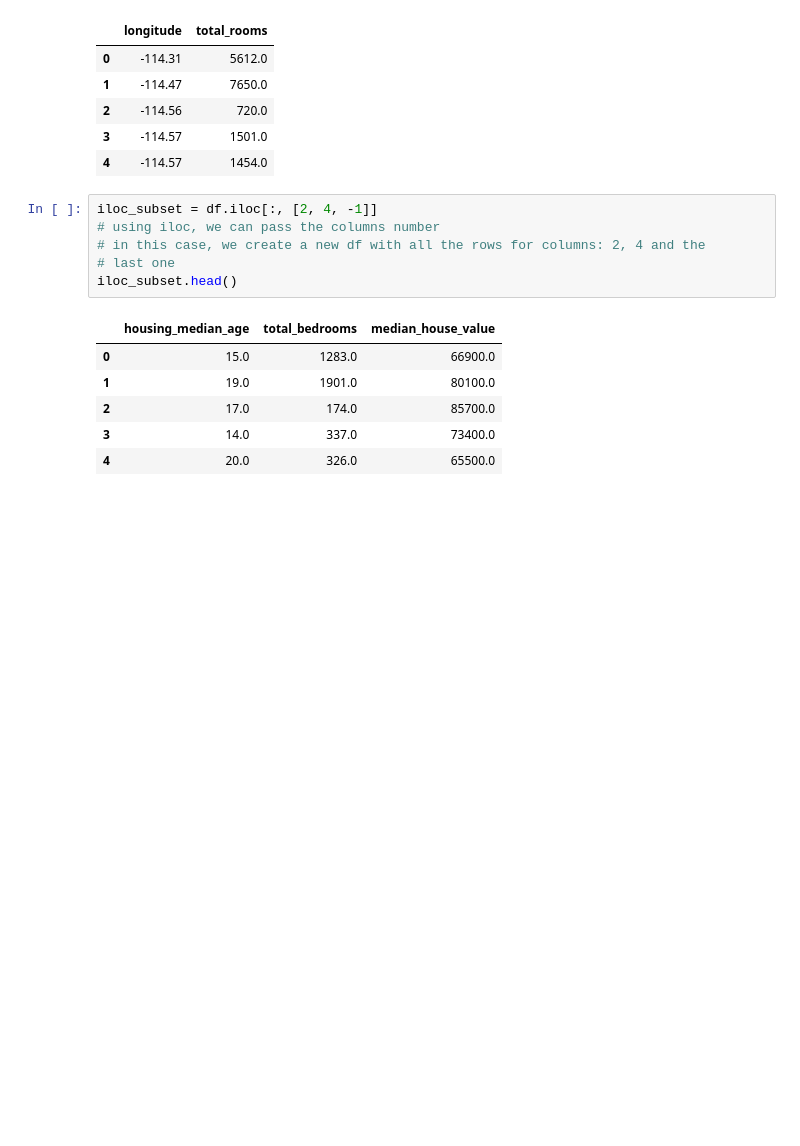
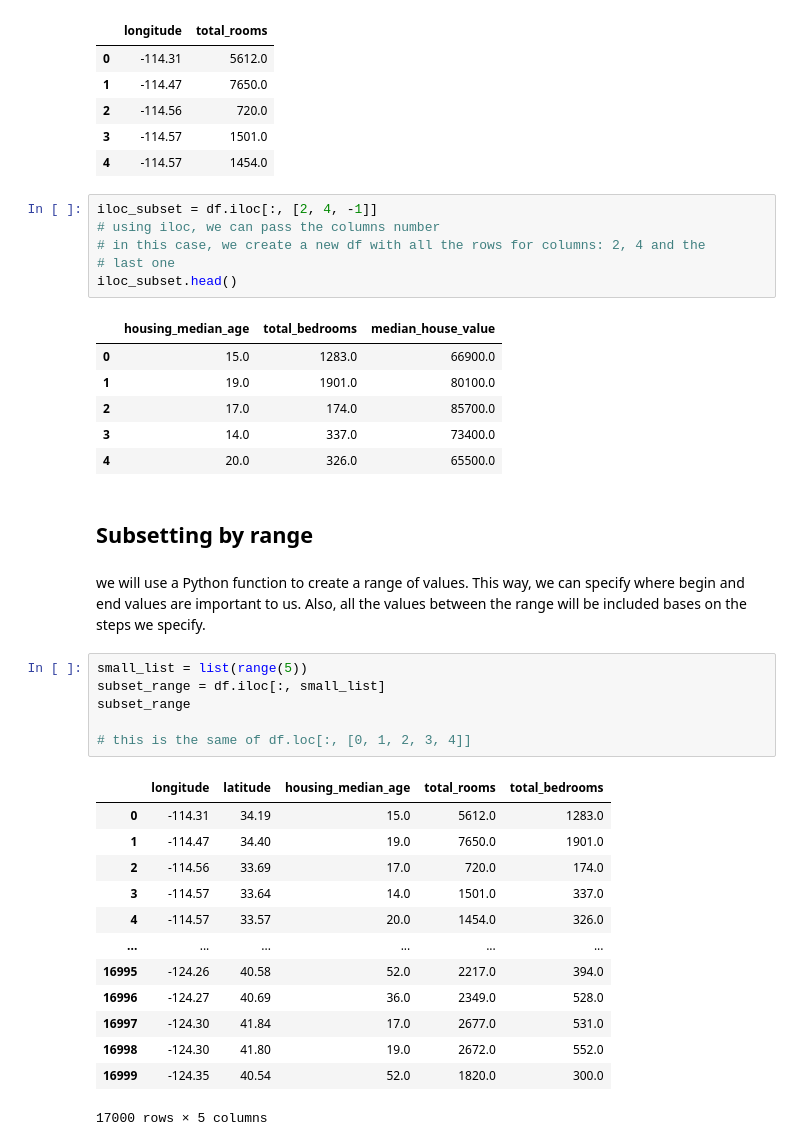
Before and after one commit to eduardagoulart/pandas_study, a Jupyter notebook: datas.ipynb, the cells around one changed output. Saved outputs shown, nothing was run; the diff lists cells and outputs as text; blank space fills up the shorter version.

Commit message:
using range to subset columns

```diff
--- a/datas.ipynb
+++ b/datas.ipynb
@@ -267,3 +267,27 @@ iloc_subset.head()
 | 2 | 17.0 | 174.0 | 85700.0 |
 | 3 | 14.0 | 337.0 | 73400.0 |
 | 4 | 20.0 | 326.0 | 65500.0 |
+# %% [markdown]
+## Subsetting by range
+# %% [markdown]
+we will use a Python function to create a range of values. This way, we can specify where begin and end values are important to us. Also, all the values between the range will be included bases on the steps we specify.
+# %%
+small_list = list(range(5))
+subset_range = df.iloc[:, small_list]
+subset_range
+
+# this is the same of df.loc[:, [0, 1, 2, 3, 4]]
+# %% [output]
+|  | longitude | latitude | housing_median_age | total_rooms | total_bedrooms |
+| 0 | -114.31 | 34.19 | 15.0 | 5612.0 | 1283.0 |
+| 1 | -114.47 | 34.40 | 19.0 | 7650.0 | 1901.0 |
+| 2 | -114.56 | 33.69 | 17.0 | 720.0 | 174.0 |
+| 3 | -114.57 | 33.64 | 14.0 | 1501.0 | 337.0 |
+| 4 | -114.57 | 33.57 | 20.0 | 1454.0 | 326.0 |
+| ... | ... | ... | ... | ... | ... |
+| 16995 | -124.26 | 40.58 | 52.0 | 2217.0 | 394.0 |
+| 16996 | -124.27 | 40.69 | 36.0 | 2349.0 | 528.0 |
+| 16997 | -124.30 | 41.84 | 17.0 | 2677.0 | 531.0 |
+| 16998 | -124.30 | 41.80 | 19.0 | 2672.0 | 552.0 |
+| 16999 | -124.35 | 40.54 | 52.0 | 1820.0 | 300.0 |
+17000 rows × 5 columns
```
Also changed, not shown: parts of 4 cells of this notebook.
